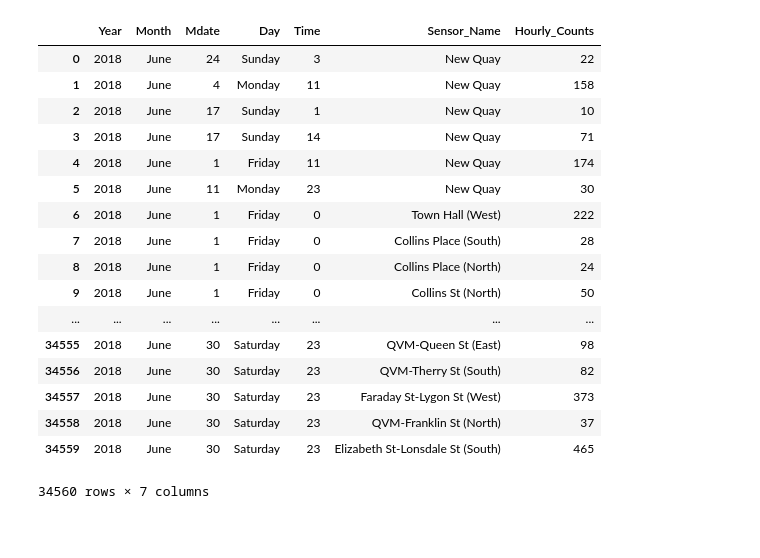
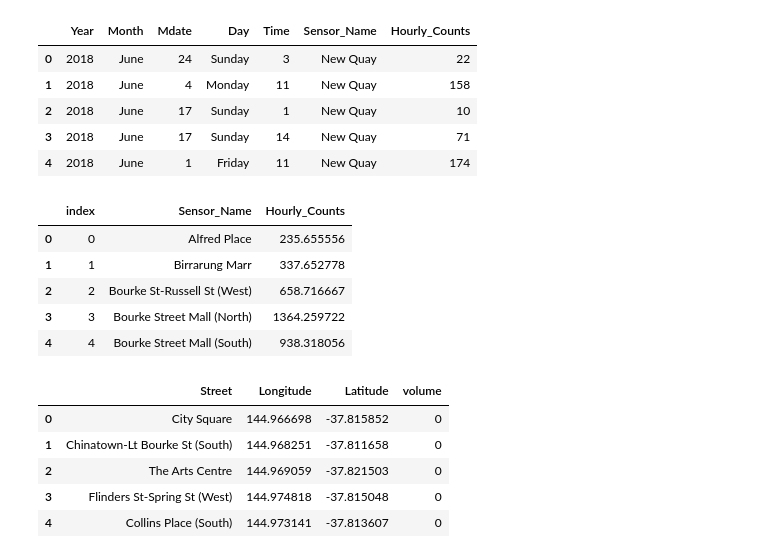
Before and after one commit to MattMa0101/fair_journey, a Jupyter notebook: Untitled.ipynb, the cells around one changed output. Cells and saved outputs as stored; diff of their text form; code cells hidden in the pictures; blank space fills up the shorter version.

```diff
--- a/Untitled.ipynb
+++ b/Untitled.ipynb
@@ -134,21 +136,9 @@ volume = volume.drop(["ID","Sensor_ID","Unnamed: 0","Date_Time"],1)
 # %%
-volume
+volume.head()
 # %% [output]
 |  | Year | Month | Mdate | Day | Time | Sensor_Name | Hourly_Counts |
 | 0 | 2018 | June | 24 | Sunday | 3 | New Quay | 22 |
 | 1 | 2018 | June | 4 | Monday | 11 | New Quay | 158 |
 | 2 | 2018 | June | 17 | Sunday | 1 | New Quay | 10 |
 | 3 | 2018 | June | 17 | Sunday | 14 | New Quay | 71 |
 | 4 | 2018 | June | 1 | Friday | 11 | New Quay | 174 |
-| 5 | 2018 | June | 11 | Monday | 23 | New Quay | 30 |
-| 6 | 2018 | June | 1 | Friday | 0 | Town Hall (West) | 222 |
-| 7 | 2018 | June | 1 | Friday | 0 | Collins Place (South) | 28 |
-| 8 | 2018 | June | 1 | Friday | 0 | Collins Place (North) | 24 |
-| 9 | 2018 | June | 1 | Friday | 0 | Collins St (North) | 50 |
-| ... | ... | ... | ... | ... | ... | ... | ... |
-| 34555 | 2018 | June | 30 | Saturday | 23 | QVM-Queen St (East) | 98 |
-| 34556 | 2018 | June | 30 | Saturday | 23 | QVM-Therry St (South) | 82 |
-| 34557 | 2018 | June | 30 | Saturday | 23 | Faraday St-Lygon St (West) | 373 |
-| 34558 | 2018 | June | 30 | Saturday | 23 | QVM-Franklin St (North) | 37 |
-| 34559 | 2018 | June | 30 | Saturday | 23 | Elizabeth St-Lonsdale St (South) | 465 |
-34560 rows × 7 columns
@@ -156,0 +149,9 @@ for name in volume
+# %%
+volume1.head()
+# %% [output]
+|  | index | Sensor_Name | Hourly_Counts |
+| 0 | 0 | Alfred Place | 235.655556 |
+| 1 | 1 | Birrarung Marr | 337.652778 |
+| 2 | 2 | Bourke St-Russell St (West) | 658.716667 |
+| 3 | 3 | Bourke Street Mall (North) | 1364.259722 |
+| 4 | 4 | Bourke Street Mall (South) | 938.318056 |
@@ -156,0 +162,9 @@ for name in volume
+# %%
+data.head()
+# %% [output]
+|  | Street | Longitude | Latitude | volume |
+| 0 | City Square | 144.966698 | -37.815852 | 0 |
+| 1 | Chinatown-Lt Bourke St (South) | 144.968251 | -37.811658 | 0 |
+| 2 | The Arts Centre | 144.969059 | -37.821503 | 0 |
+| 3 | Flinders St-Spring St (West) | 144.974818 | -37.815048 | 0 |
+| 4 | Collins Place (South) | 144.973141 | -37.813607 | 0 |
```
Also changed, not shown: parts of 10 cells of this notebook, 6 other files.
